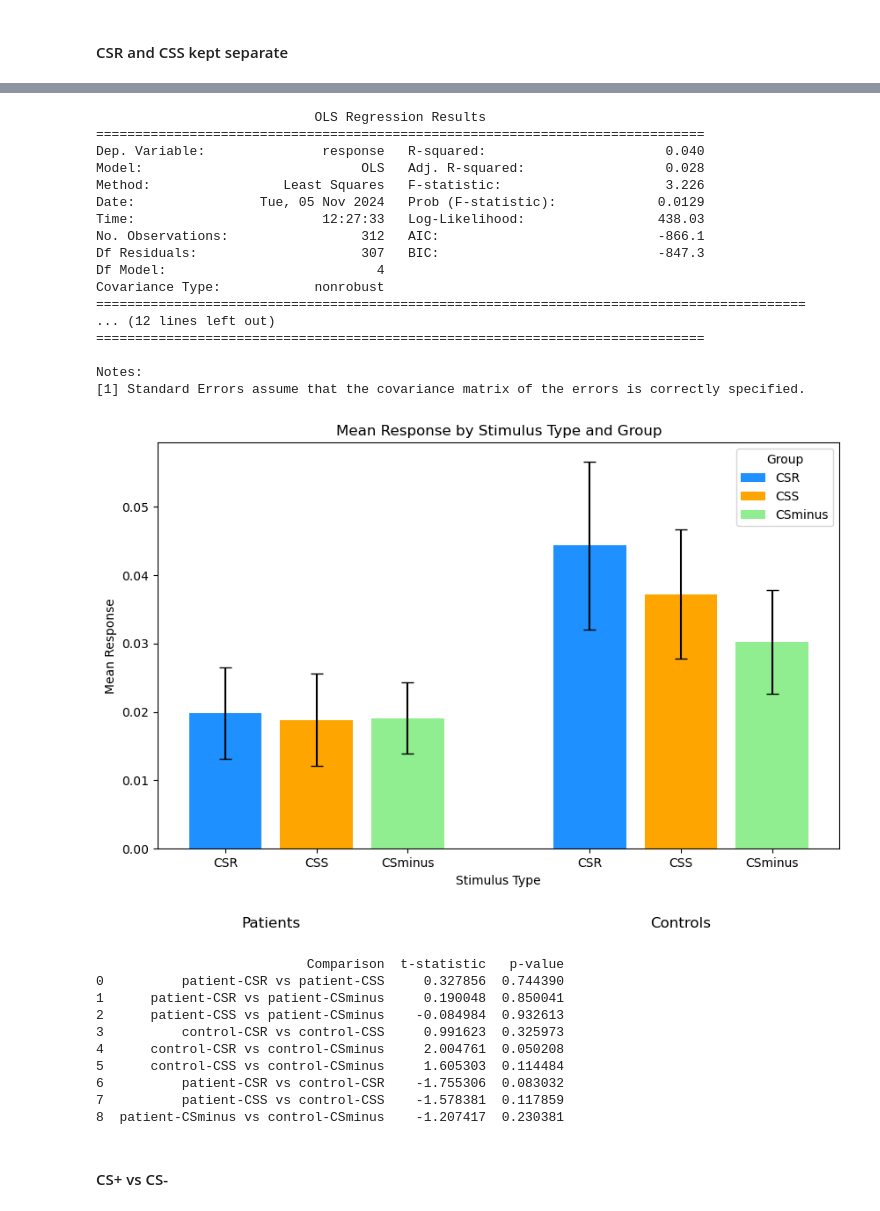
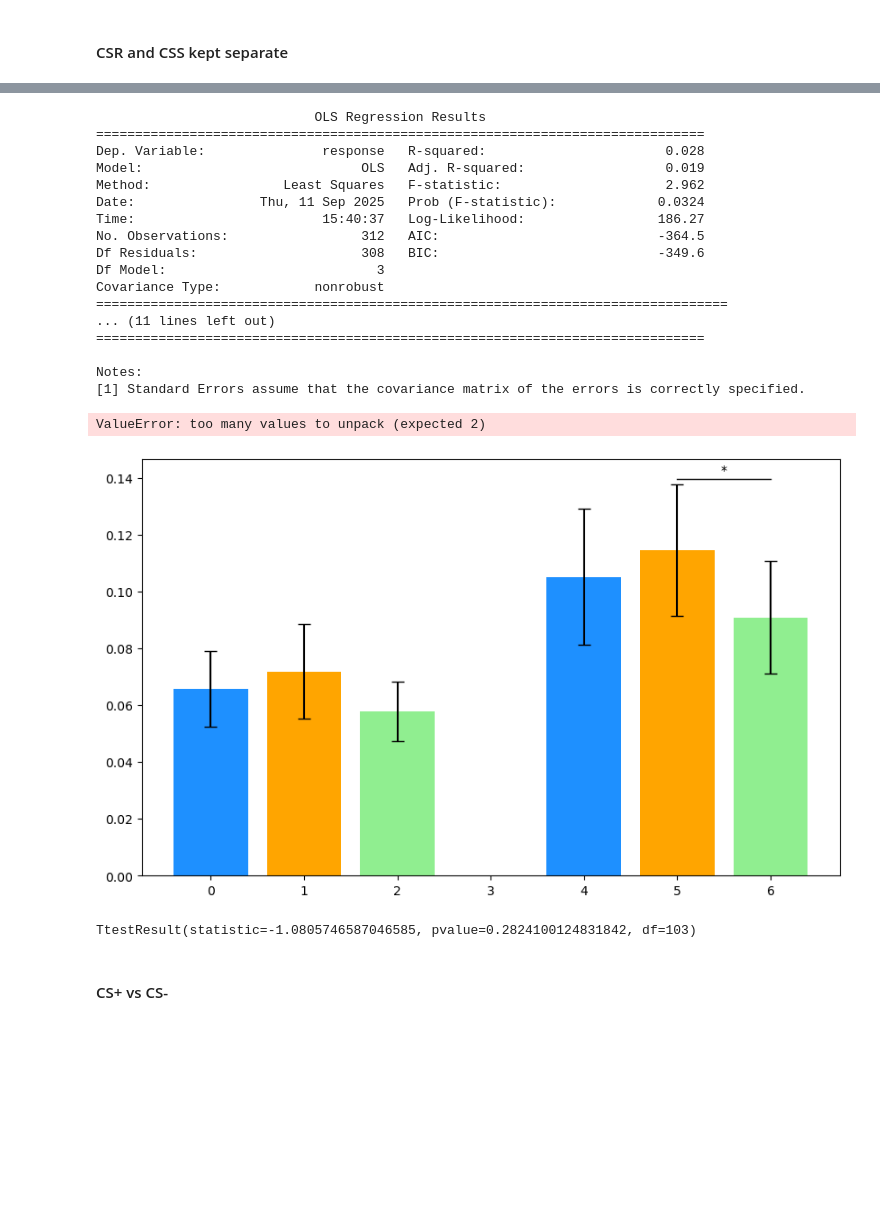
Before and after one commit to gillgrennan/narsad, a Jupyter notebook: NARSAD-scr.ipynb, the cells around one changed output, grey strips where cells are left out. Cells and saved outputs as stored; diff of their text form; code cells hidden in the pictures; blank space fills up the shorter version.

```diff
--- a/NARSAD-scr.ipynb
+++ b/NARSAD-scr.ipynb
@@ -187,7 +187,7 @@ long_data['stim_type'] = long_data['stim_type'].replace({
 })
 
 # Specify the model without intercept
-model_formula = 'response ~ patient_group * stim_type + gender'
+model_formula = 'response ~ patient_group + stim_type + gender'
 
 # Fit the model
 model = smf.ols(formula=model_formula, data=long_data).fit()
@@ -197,17 +197,17 @@ print(model.summary())
 # %% [output]
                             OLS Regression Results
 ==============================================================================
-Dep. Variable:               response   R-squared:                       0.040
-Model:                            OLS   Adj. R-squared:                  0.028
-Method:                 Least Squares   F-statistic:                     3.226
-Date:                Tue, 05 Nov 2024   Prob (F-statistic):             0.0129
-Time:                        12:27:33   Log-Likelihood:                 438.03
-No. Observations:                 312   AIC:                            -866.1
-Df Residuals:                     307   BIC:                            -847.3
-Df Model:                           4
+Dep. Variable:               response   R-squared:                       0.028
+Model:                            OLS   Adj. R-squared:                  0.019
+Method:                 Least Squares   F-statistic:                     2.962
+Date:                Thu, 11 Sep 2025   Prob (F-statistic):             0.0324
+Time:                        15:40:37   Log-Likelihood:                 186.27
+No. Observations:                 312   AIC:                            -364.5
+Df Residuals:                     308   BIC:                            -349.6
+Df Model:                           3
 Covariance Type:            nonrobust
-===========================================================================================
-... (12 lines left out)
+=================================================================================
+... (11 lines left out)
 ==============================================================================
 
 Notes:
@@ -299,7 +299,8 @@ def add_significance_markers(ax, comparisons, y_offset=0.02, bar_height=0.02):
         t_test_results.append({
             'Comparison': f"{group1}-{stim1} vs {group2}-{stim2}",
             't-statistic': result.statistic,
-            'p-value': result.pvalue
+            'p-value': result.pvalue,
+            'df': result.df
         })
 
         # Add markers if significant
@@ -312,45 +313,41 @@ def add_significance_markers(ax, comparisons, y_offset=0.02, bar_height=0.02):
 
 # Define comparisons
 comparisons = [
     (('patient', 'CSR'), ('patient', 'CSS')),   # Patient CSR vs CSS
     (('patient', 'CSR'), ('patient', 'CSminus')),  # Patient CSR vs CSminus
     (('patient', 'CSS'), ('patient', 'CSminus')),  # Patient CSS vs CSminus
     (('control', 'CSR'), ('control', 'CSS')),   # Control CSR vs CSS
     (('control', 'CSR'), ('control', 'CSminus')),  # Control CSR vs CSminus
     (('control', 'CSS'), ('control', 'CSminus')),  # Control CSS vs CSminus
     (('patient', 'CSR'), ('control', 'CSR')),    # Between-group CSR
     (('patient', 'CSS'), ('control', 'CSS')),    # Between-group CSS
-    (('patient', 'CSminus'), ('control', 'CSminus')) # Between-group CSminus
+    (('patient', 'CSminus'), ('control', 'CSminus')), # Between-group CSminus
 ]
 
 add_significance_markers(plt.gca(), comparisons)
 # Add x-axis labels to indicate groups
 plt.text(0.5, -0.01, 'Patients', ha='center', va='top', fontsize=12)
 plt.text(5, -0.01, 'Controls', ha='center', va='top', fontsize=12)
 
 # Labeling and finalizing plot
 plt.xticks([0, 1, 2, 4, 5, 6], ['CSR', 'CSS', 'CSminus', 'CSR', 'CSS', 'CSminus'])
 plt.xlabel('Stimulus Type')
 plt.ylabel('Mean Response')
 plt.title('Mean Response by Stimulus Type and Group')
 plt.legend(title='Group')
 plt.show()
 
 # Display the table of t-test results
 t_test_df = pd.DataFrame(t_test_results)
 print(t_test_df)
 # %% [output]
+ValueError: too many values to unpack (expected 2)
-[figure, old version]
+[figure, new version]
-                           Comparison  t-statistic   p-value
-0          patient-CSR vs patient-CSS     0.327856  0.744390
-1      patient-CSR vs patient-CSminus     0.190048  0.850041
-2      patient-CSS vs patient-CSminus    -0.084984  0.932613
-3          control-CSR vs control-CSS     0.991623  0.325973
-4      control-CSR vs control-CSminus     2.004761  0.050208
-5      control-CSS vs control-CSminus     1.605303  0.114484
-6          patient-CSR vs control-CSR    -1.755306  0.083032
-7          patient-CSS vs control-CSS    -1.578381  0.117859
-8  patient-CSminus vs control-CSminus    -1.207417  0.230381
+# %%
+stats = ttest_rel(merged_data['meanCSR1'],merged_data['meanCSS1'])
+stats
+# %% [output]
+TtestResult(statistic=-1.0805746587046585, pvalue=0.2824100124831842, df=103)
 # %% [markdown]
 #### CS+ vs CS-
 # %%
```
Also changed, not shown: parts of 74 cells of this notebook, 1 other file.
